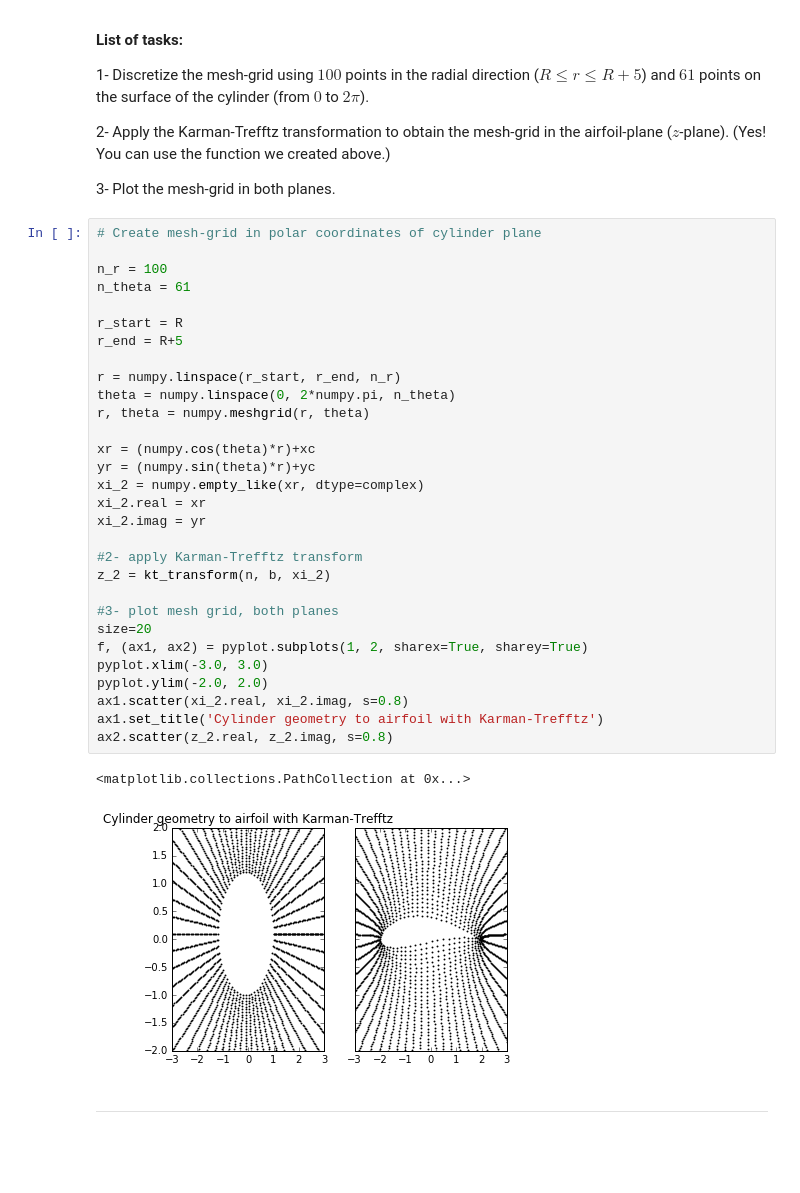
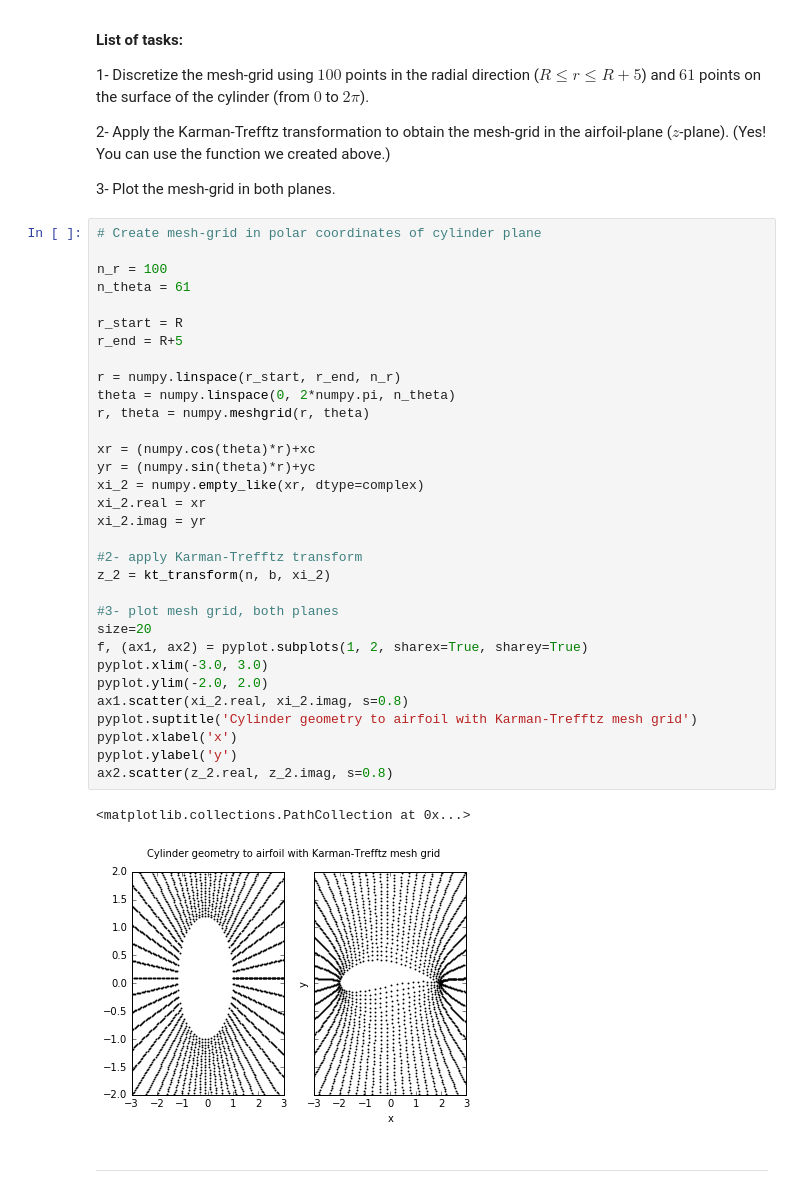
Before and after one commit to alexabaumer/MAE6226, a Jupyter notebook: Baumer_midterm.ipynb, the cells around one changed output. Cells and saved outputs as stored; diff of their text form; blank space fills up the shorter version.

```diff
--- a/Baumer_midterm.ipynb
+++ b/Baumer_midterm.ipynb
@@ -157,35 +164,37 @@ To visualize the flow in a domain, we should probably create a mesh-grid. Let us
 # Create mesh-grid in polar coordinates of cylinder plane
 
 n_r = 100
 n_theta = 61
 
 r_start = R
 r_end = R+5
 
 r = numpy.linspace(r_start, r_end, n_r)
 theta = numpy.linspace(0, 2*numpy.pi, n_theta)
 r, theta = numpy.meshgrid(r, theta)
 
 xr = (numpy.cos(theta)*r)+xc
 yr = (numpy.sin(theta)*r)+yc
 xi_2 = numpy.empty_like(xr, dtype=complex)
 xi_2.real = xr
 xi_2.imag = yr
 
 #2- apply Karman-Trefftz transform
 z_2 = kt_transform(n, b, xi_2)
 
 #3- plot mesh grid, both planes
 size=20
 f, (ax1, ax2) = pyplot.subplots(1, 2, sharex=True, sharey=True)
 pyplot.xlim(-3.0, 3.0)
 pyplot.ylim(-2.0, 2.0)
 ax1.scatter(xi_2.real, xi_2.imag, s=0.8)
-ax1.set_title('Cylinder geometry to airfoil with Karman-Trefftz')
+pyplot.suptitle('Cylinder geometry to airfoil with Karman-Trefftz mesh grid')
+pyplot.xlabel('x')
+pyplot.ylabel('y')
 ax2.scatter(z_2.real, z_2.imag, s=0.8)
 # %% [output]
 <matplotlib.collections.PathCollection at 0x...>
-[figure, old version]
+[figure, new version]
 # %% [markdown]
 ---
 # %% [markdown]
```
Also changed, not shown: parts of 15 cells of this notebook.
